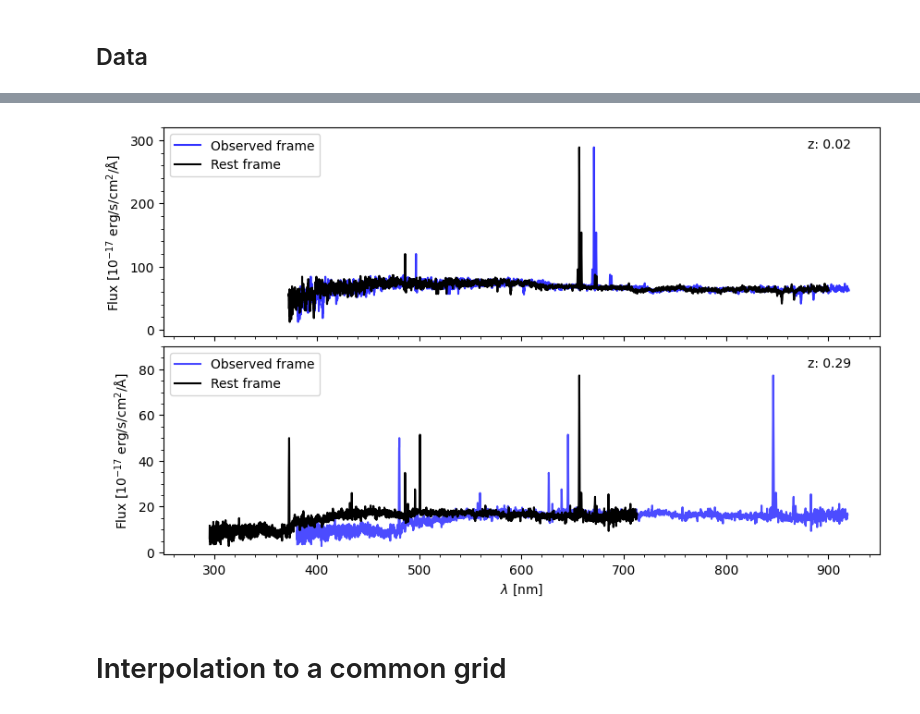
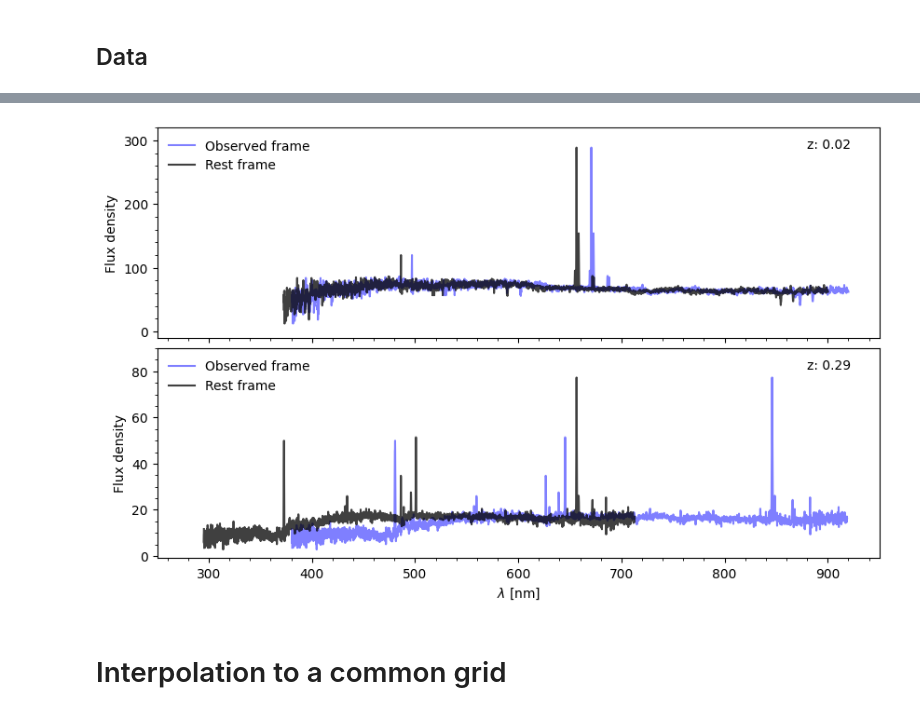
Before and after one commit to ed-ortizm/sdss, a Jupyter notebook: data_prep_illustrations/02_data_prep.ipynb, the cells around one changed output, grey strips where cells are left out. Drawn from its saved outputs; the diff is of its cells as text; code cells hidden in the pictures.

```diff
--- a/data_prep_illustrations/02_data_prep.ipynb
+++ b/data_prep_illustrations/02_data_prep.ipynb
@@ -378,7 +378,7 @@ Median raw flux (OI interpolated): 43.43
 # Figure
 fig, axs = plt.subplots(
     2, 2,
-    figsize=(20, 10),
+    figsize=(20, 9),
     sharex=True,
 )
 # -------------------------------------------------
@@ -482,7 +482,7 @@ for ax in axs.flatten():
 # adjust vertical space
 plt.subplots_adjust(
     hspace=0.05,
-    wspace=0.075
+    wspace=0.06
 )
 # -------------------------------------------------
 fig.savefig(
@@ -675,7 +675,7 @@ raw_wave_nm = raw_wave * 0.1
 # ---------------------------------------------------------------
 fig, axs = plt.subplots(
     2, 1,
-    figsize=(10, 7),
+    figsize=(10, 6),
     sharex=True,
 )
 # ---------------------------------------------------------------
@@ -1027,7 +1036,7 @@ fig, axs = plt.subplots(
     sharex=True,
 )
 # -------------------------------------------------
-y_label = r'Flux [$10^{-17}$ erg/s/cm$^2$/Å]'
+y_label = 'Flux density'
 # convert to nm
 raw_wave_1_nm = raw_wave_1*0.1
 rest_wave_1_nm = rest_wave_1*0.1
@@ -1039,16 +1048,15 @@ rest_wave_2_nm = rest_wave_2*0.1
 # Observed frame
 axs[0].plot(
     raw_wave_1_nm, dered_flux_1,
-    color='blue', alpha=0.8,
+    color='blue', alpha=0.5,
     label='Observed frame'
 )
 axs[0].plot(
     rest_wave_1_nm, dered_flux_1,
-    color='black', alpha=1,
+    color='black',
+    alpha=0.75,
     label='Rest frame'
 )
-
-axs[0].legend(loc='upper left')
 axs[0].text(
     0.9, 0.95,
     f'z: {z_1:.2f}',
@@ -1067,48 +1075,50 @@ axs[0].set_ylabel(y_label)
 # Spec 2
 axs[1].plot(
     raw_wave_2_nm, dered_flux_2,
-    color='blue', alpha=0.7,
+    color='blue', alpha=0.5,
     label='Observed frame'
 )
 axs[1].plot(
     rest_wave_2_nm, dered_flux_2,
-    color='black', alpha=1,
+    color='black',
+    alpha=0.75,
     label='Rest frame'
 )
 
-axs[1].legend(loc='upper left')
 axs[1].text(
     0.9, 0.95,
     f'z: {z_2:.2f}',
     transform=axs[1].transAxes,
     # fontsize=14,
     verticalalignment='top',
     # fontweight='bold'
 )
 axs[1].set_ylim(-1, 90)
 ticks = [0, 20, 40, 60, 80]
 axs[1].set_yticks(ticks)
 
 axs[1].set_ylabel(y_label)
 axs[1].set_xlim(250, 950)
 
 # -------------------------------------------------
+axs[0].legend(loc='upper left', frameon=False)
+axs[1].legend(loc='upper left', frameon=False)
 axs[-1].set_xlabel(r"$\lambda$ [nm]")
 
 for ax in axs.flatten(): ax.minorticks_on()
 
 # adjust vertical space
 plt.subplots_adjust(
     hspace=0.05,
     # wspace=0.1
 )
 
 fig.savefig(
     f"{ch_3_dir}/rest_frame.pdf",
     bbox_inches='tight'
 )
 # %% [output]
-[figure, old version]
+[figure, new version]
 # %% [markdown]
 # Interpolation to a common grid
 # %% [markdown]
```
Also changed, not shown: parts of 18 cells of this notebook, 1 other file.
